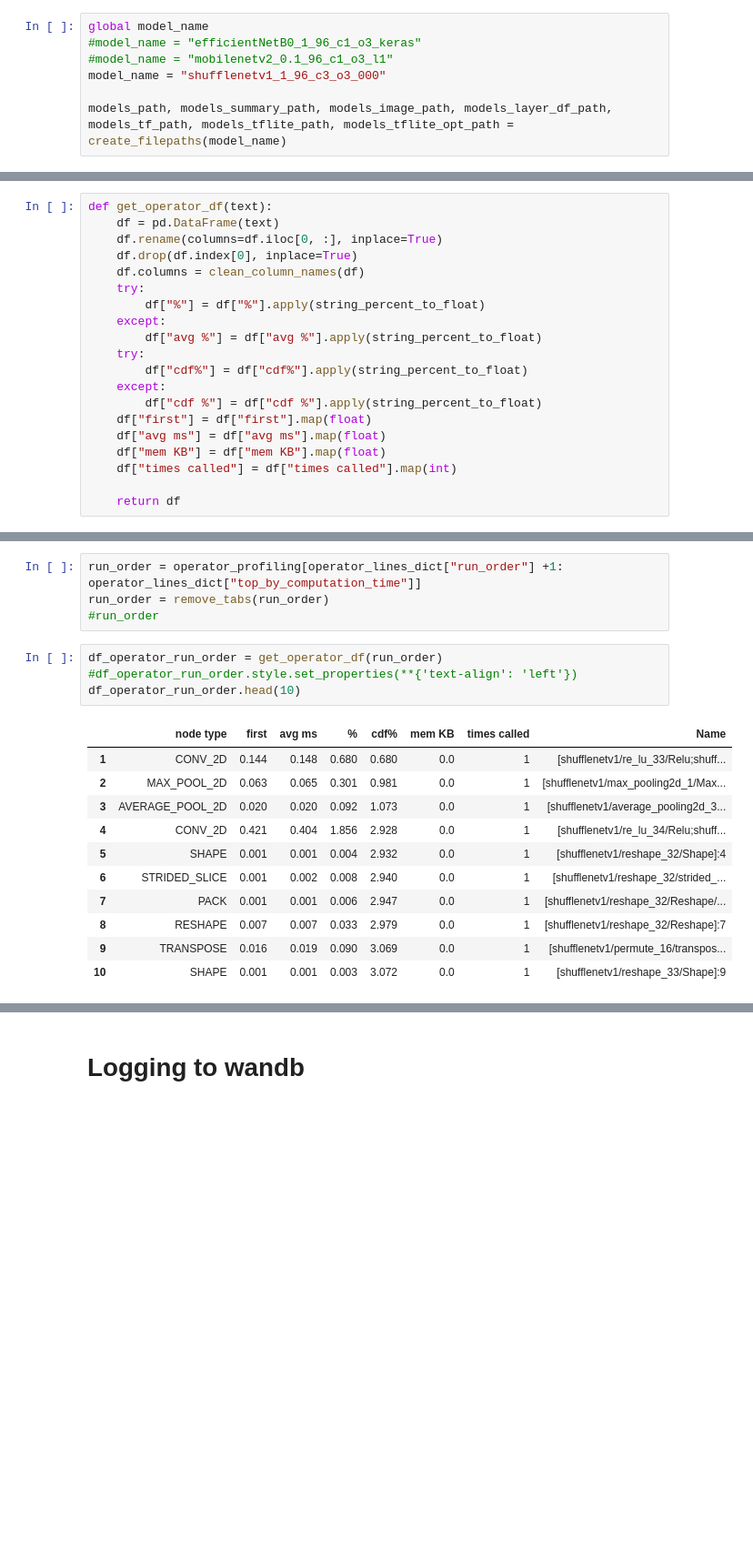
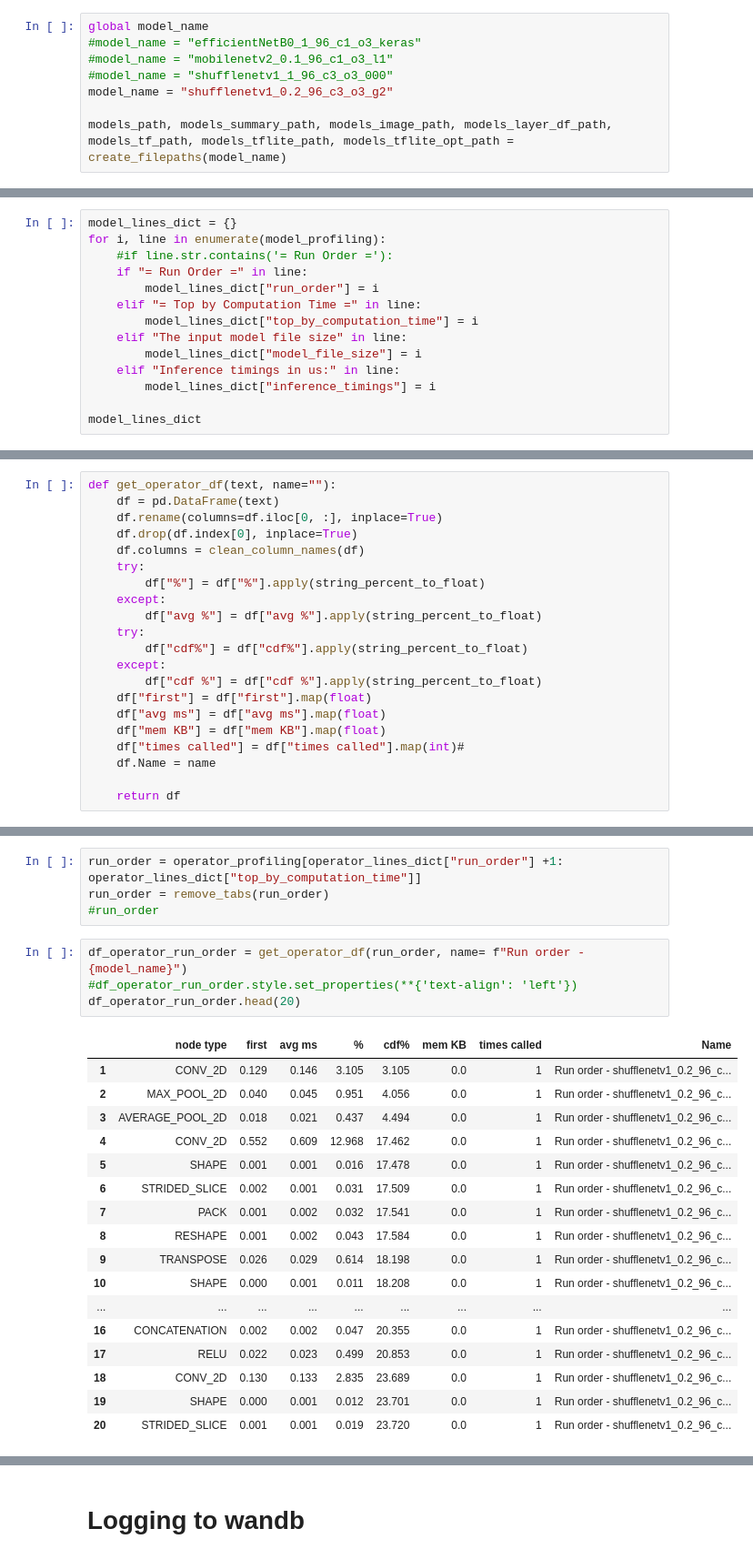
Before and after one commit to subrockmann/tiny_cnn, a Jupyter notebook: Benchmarking tflite models.ipynb, the cells around one changed output, grey strips where cells are left out. Shown at 91% size. Saved outputs shown, nothing was run; the diff lists cells and outputs as text; blank space fills up the shorter version.

```diff
--- a/Benchmarking tflite models.ipynb
+++ b/Benchmarking tflite models.ipynb
@@ -47,7 +47,8 @@ models_dir = initialize()
 global model_name
 #model_name = "efficientNetB0_1_96_c1_o3_keras"
 #model_name = "mobilenetv2_0.1_96_c1_o3_l1"
-model_name = "shufflenetv1_1_96_c3_o3_000"
+#model_name = "shufflenetv1_1_96_c3_o3_000"
+model_name = "shufflenetv1_0.2_96_c3_o3_g2"
 
 models_path, models_summary_path, models_image_path, models_layer_df_path, models_tf_path, models_tflite_path, models_tflite_opt_path = create_filepaths(model_name)
 # %% [output]
@@ -176,2 +180,16 @@ model_profiling
  'Memory (bytes): count=0',
  '2 nodes observed']
+# %%
+model_lines_dict = {}
+for i, line in enumerate(model_profiling):
+    #if line.str.contains('= Run Order ='):
+    if "= Run Order =" in line:
+        model_lines_dict["run_order"] = i
+    elif "= Top by Computation Time =" in line:
+        model_lines_dict["top_by_computation_time"] = i
+    elif "The input model file size" in line:
+        model_lines_dict["model_file_size"] = i
+    elif "Inference timings in us:" in line:
+        model_lines_dict["inference_timings"] = i
+
+model_lines_dict
@@ -215,5 +271,5 @@ operator_lines_dict
 # %%
-def get_operator_df(text):
+def get_operator_df(text, name=""):
     df = pd.DataFrame(text)
     df.rename(columns=df.iloc[0, :], inplace=True)
     df.drop(df.index[0], inplace=True)
@@ -229,7 +285,8 @@ def get_operator_df(text):
     df["first"] = df["first"].map(float)
     df["avg ms"] = df["avg ms"].map(float)
     df["mem KB"] = df["mem KB"].map(float)
-    df["times called"] = df["times called"].map(int)
+    df["times called"] = df["times called"].map(int)#
+    df.Name = name
 
     return df
 # %%
@@ -312,21 +395,27 @@ run_order = operator_profiling[operator_lines_dict["run_order"] +1: operator_lin
 run_order = remove_tabs(run_order)
 #run_order
 # %%
-df_operator_run_order = get_operator_df(run_order)
+df_operator_run_order = get_operator_df(run_order, name= f"Run order - {model_name}")
 #df_operator_run_order.style.set_properties(**{'text-align': 'left'})
-df_operator_run_order.head(10)
+df_operator_run_order.head(20)
 # %% [output]
 |  | node type | first | avg ms | % | cdf% | mem KB | times called | Name |
-| 1 | CONV_2D | 0.144 | 0.148 | 0.680 | 0.680 | 0.0 | 1 | [shufflenetv1/re_lu_33/Relu;shuff... |
-| 2 | MAX_POOL_2D | 0.063 | 0.065 | 0.301 | 0.981 | 0.0 | 1 | [shufflenetv1/max_pooling2d_1/Max... |
-| 3 | AVERAGE_POOL_2D | 0.020 | 0.020 | 0.092 | 1.073 | 0.0 | 1 | [shufflenetv1/average_pooling2d_3... |
-| 4 | CONV_2D | 0.421 | 0.404 | 1.856 | 2.928 | 0.0 | 1 | [shufflenetv1/re_lu_34/Relu;shuff... |
-| 5 | SHAPE | 0.001 | 0.001 | 0.004 | 2.932 | 0.0 | 1 | [shufflenetv1/reshape_32/Shape]:4 |
-| 6 | STRIDED_SLICE | 0.001 | 0.002 | 0.008 | 2.940 | 0.0 | 1 | [shufflenetv1/reshape_32/strided_... |
-| 7 | PACK | 0.001 | 0.001 | 0.006 | 2.947 | 0.0 | 1 | [shufflenetv1/reshape_32/Reshape/... |
-| 8 | RESHAPE | 0.007 | 0.007 | 0.033 | 2.979 | 0.0 | 1 | [shufflenetv1/reshape_32/Reshape]:7 |
-| 9 | TRANSPOSE | 0.016 | 0.019 | 0.090 | 3.069 | 0.0 | 1 | [shufflenetv1/permute_16/transpos... |
-| 10 | SHAPE | 0.001 | 0.001 | 0.003 | 3.072 | 0.0 | 1 | [shufflenetv1/reshape_33/Shape]:9 |
+| 1 | CONV_2D | 0.129 | 0.146 | 3.105 | 3.105 | 0.0 | 1 | Run order - shufflenetv1_0.2_96_c... |
+| 2 | MAX_POOL_2D | 0.040 | 0.045 | 0.951 | 4.056 | 0.0 | 1 | Run order - shufflenetv1_0.2_96_c... |
+| 3 | AVERAGE_POOL_2D | 0.018 | 0.021 | 0.437 | 4.494 | 0.0 | 1 | Run order - shufflenetv1_0.2_96_c... |
+| 4 | CONV_2D | 0.552 | 0.609 | 12.968 | 17.462 | 0.0 | 1 | Run order - shufflenetv1_0.2_96_c... |
+| 5 | SHAPE | 0.001 | 0.001 | 0.016 | 17.478 | 0.0 | 1 | Run order - shufflenetv1_0.2_96_c... |
+| 6 | STRIDED_SLICE | 0.002 | 0.001 | 0.031 | 17.509 | 0.0 | 1 | Run order - shufflenetv1_0.2_96_c... |
+| 7 | PACK | 0.001 | 0.002 | 0.032 | 17.541 | 0.0 | 1 | Run order - shufflenetv1_0.2_96_c... |
+| 8 | RESHAPE | 0.001 | 0.002 | 0.043 | 17.584 | 0.0 | 1 | Run order - shufflenetv1_0.2_96_c... |
+| 9 | TRANSPOSE | 0.026 | 0.029 | 0.614 | 18.198 | 0.0 | 1 | Run order - shufflenetv1_0.2_96_c... |
+| 10 | SHAPE | 0.000 | 0.001 | 0.011 | 18.208 | 0.0 | 1 | Run order - shufflenetv1_0.2_96_c... |
+| ... | ... | ... | ... | ... | ... | ... | ... | ... |
+| 16 | CONCATENATION | 0.002 | 0.002 | 0.047 | 20.355 | 0.0 | 1 | Run order - shufflenetv1_0.2_96_c... |
+| 17 | RELU | 0.022 | 0.023 | 0.499 | 20.853 | 0.0 | 1 | Run order - shufflenetv1_0.2_96_c... |
+| 18 | CONV_2D | 0.130 | 0.133 | 2.835 | 23.689 | 0.0 | 1 | Run order - shufflenetv1_0.2_96_c... |
+| 19 | SHAPE | 0.000 | 0.001 | 0.012 | 23.701 | 0.0 | 1 | Run order - shufflenetv1_0.2_96_c... |
+| 20 | STRIDED_SLICE | 0.001 | 0.001 | 0.019 | 23.720 | 0.0 | 1 | Run order - shufflenetv1_0.2_96_c... |
 # %%
 df_operator_run_order.info()
 # %% [output]
```
Also changed, not shown: parts of 49 cells of this notebook.
